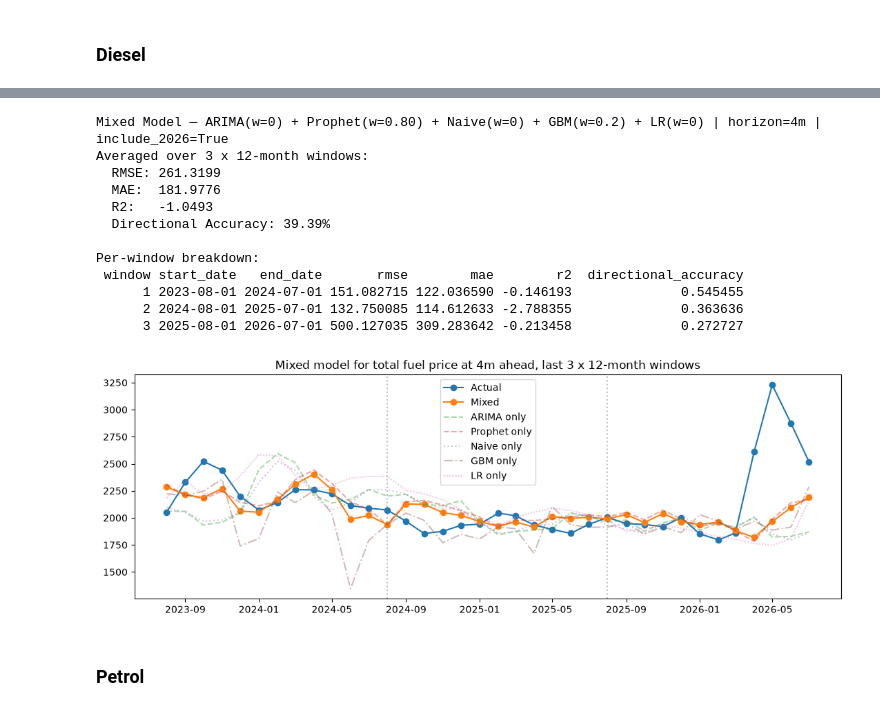
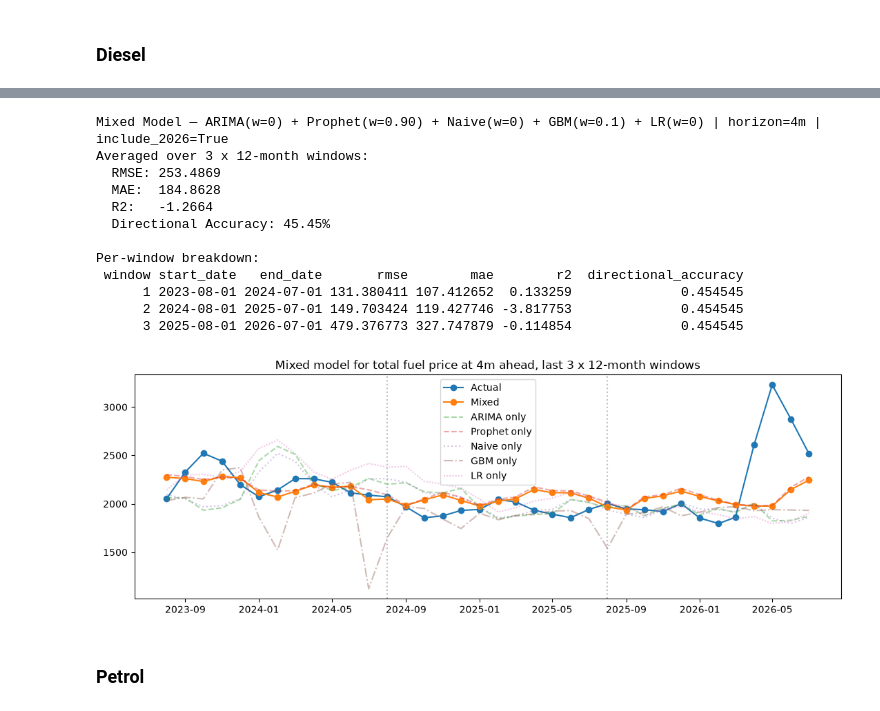
Before and after one commit to Trist4/fools-optimum, a Jupyter notebook: notebooks/mixed_model.ipynb, the cells around one changed output, grey strips where cells are left out. Drawn from its saved outputs; the diff is of its cells as text; code cells hidden in the pictures.

```diff
--- a/notebooks/mixed_model.ipynb
+++ b/notebooks/mixed_model.ipynb
@@ -14,8 +16,6 @@ from sklearn.linear_model import LinearRegression
 # %%
 petrol_df = DBD_1.load_petrol()
-petrol_df["Total_Production_Lag1"] = petrol_df["Total_Production"].shift(1)
 deisel_df = DBD_1.load_diesel()
-deisel_df["Total_Production_Lag1"] = deisel_df["Total_Production"].shift(1)
 
 FORECAST_HORIZON = 1
 TRAIN_RATIO = 0.8
@@ -407,5 +407,5 @@ def run_mixed_model(df, feature_cols, lr_feature_cols, target_col="Total_Fuel_Pr
 # %% [markdown]
 All selected features per horizon (Petrol):
 # %%
-features_1M_lr = ['USDZAR_LastWeekMean', 'Brent_LastWeekMean', 'BFP', 'Total_Production_Lag1']
+features_1M_lr = ['USDZAR_LastWeekMean', 'Brent_LastWeekMean', 'BFP', 'Total_Production_x']
 # %%
@@ -418,12 +418,12 @@ features_6M_petrol = ['GSCPI_Lag12', 'BFP', 'GPR_Lag3', 'BFP_Delta_Lag5', 'Brent
 # %% [markdown]
 All selected features per horizon (Diesel):
 # %%
-features_1M_diesel = ['BFP', 'Brent_LastWeekMean', 'Brent_LastWeekMean_Lag2', 'Total_Production_Lag1', 'USDZAR_LastWeekMean', 'USDZAR_Mean_Lag1', 'BFP_Delta_Lag5', 'BFP_Delta_Lag1', 'BFP_Lag1', 'Brent_MonthMean_Lag1']
-features_2M_diesel = ['BFP', 'Brent_LastWeekMean', 'Brent_MonthMean_Lag1', 'BFP_Delta_Lag1', 'Brent_MonthStd', 'GSCPI_Lag12', 'USDZAR_LastWeekMean', 'GECON_Lag3', 'USDZAR_Mean_Lag1', 'Brent_MonthMean']
-features_3M_diesel = ['BFP', 'GSCPI_Lag12', 'GPR_Lag6', 'BFP_Delta_Lag1', 'Brent_LastWeekStd', 'GECON_Lag3', 'USDZAR_Delta_Lag1']
-features_4M_diesel = ['GSCPI_Lag12', 'BFP_Lag2', 'GPR_Lag6', 'USDZAR_Delta_Lag2']
-features_5M_diesel = ['GSCPI_Lag12']
-features_6M_diesel = ['GSCPI_Lag12', 'GECON', 'GPR_Lag6']
+features_1M_diesel = ['BFP', 'BFP_Lag1', 'BFP_Delta_Lag1', 'GSCPI_Lag12', 'Total_Production_Delta_Lag2', 'Brent_LastWeekStd_Lag2', 'Brent_MonthStd', 'USDZAR_Delta_Lag2', 'GPR_Lag6', 'BFP_Delta_Lag6']
+features_2M_diesel = ['BFP', 'GSCPI_Lag12', 'BFP_Delta_Lag1', 'GPR_Lag6', 'BFP_Lag1', 'USDZAR_Std', 'GPR_Lag3', 'Brent_LastWeekStd_Lag3', 'INDPRO_Lag1', 'GECON']
+features_3M_diesel = ['GSCPI_Lag12', 'BFP_Lag3', 'GECON', 'GPR_Lag6', 'USDZAR_Std', 'GECON_Lag2', 'GECON_Lag1']
+features_4M_diesel = ['GSCPI_Lag12', 'BFP_Lag6', 'GPR_Lag6', 'GECON_Lag2']
+features_5M_diesel = ['GSCPI_Lag12', 'GECON']
+features_6M_diesel = ['GSCPI_Lag12', 'Brent_MonthStd', 'GPR_Lag6']
 # %% [markdown]
 ## 1 Month Ahead
 # %% [markdown]
@@ -645,5 +662,5 @@ Per-window breakdown:
 # %% [markdown]
 ### Diesel
 # %%
-results = run_mixed_model(deisel_df, features_4M_diesel, features_1M_lr, FORECAST_HORIZON=4, ARIMA_WEIGHT=0, NAIVE_WEIGHT=0, GBM_WEIGHT=0.2, LR_WEIGHT=0)
+results = run_mixed_model(deisel_df, features_4M_diesel, features_1M_lr, FORECAST_HORIZON=4, ARIMA_WEIGHT=0, NAIVE_WEIGHT=0, GBM_WEIGHT=0.1, LR_WEIGHT=0)
 # %% [output]
@@ -667,16 +684,16 @@ results = run_mixed_model(deisel_df, features_4M_diesel, features_1M_lr, FORECAS
-Mixed Model — ARIMA(w=0) + Prophet(w=0.80) + Naive(w=0) + GBM(w=0.2) + LR(w=0) | horizon=4m | include_2026=True
+Mixed Model — ARIMA(w=0) + Prophet(w=0.90) + Naive(w=0) + GBM(w=0.1) + LR(w=0) | horizon=4m | include_2026=True
 Averaged over 3 x 12-month windows:
-  RMSE: 261.3199
-  MAE:  181.9776
-  R2:   -1.0493
-  Directional Accuracy: 39.39%
+  RMSE: 253.4869
+  MAE:  184.8628
+  R2:   -1.2664
+  Directional Accuracy: 45.45%
 
 Per-window breakdown:
  window start_date   end_date       rmse        mae        r2  directional_accuracy
-      1 2023-08-01 2024-07-01 151.082715 122.036590 -0.146193              0.545455
-      2 2024-08-01 2025-07-01 132.750085 114.612633 -2.788355              0.363636
-      3 2025-08-01 2026-07-01 500.127035 309.283642 -0.213458              0.272727
+      1 2023-08-01 2024-07-01 131.380411 107.412652  0.133259              0.454545
+      2 2024-08-01 2025-07-01 149.703424 119.427746 -3.817753              0.454545
+      3 2025-08-01 2026-07-01 479.376773 327.747879 -0.114854              0.454545
-[figure, old version]
+[figure, new version]
 # %% [markdown]
 ### Petrol
 # %%
```
Also changed, not shown: parts of 16 cells of this notebook, 2 other files.
